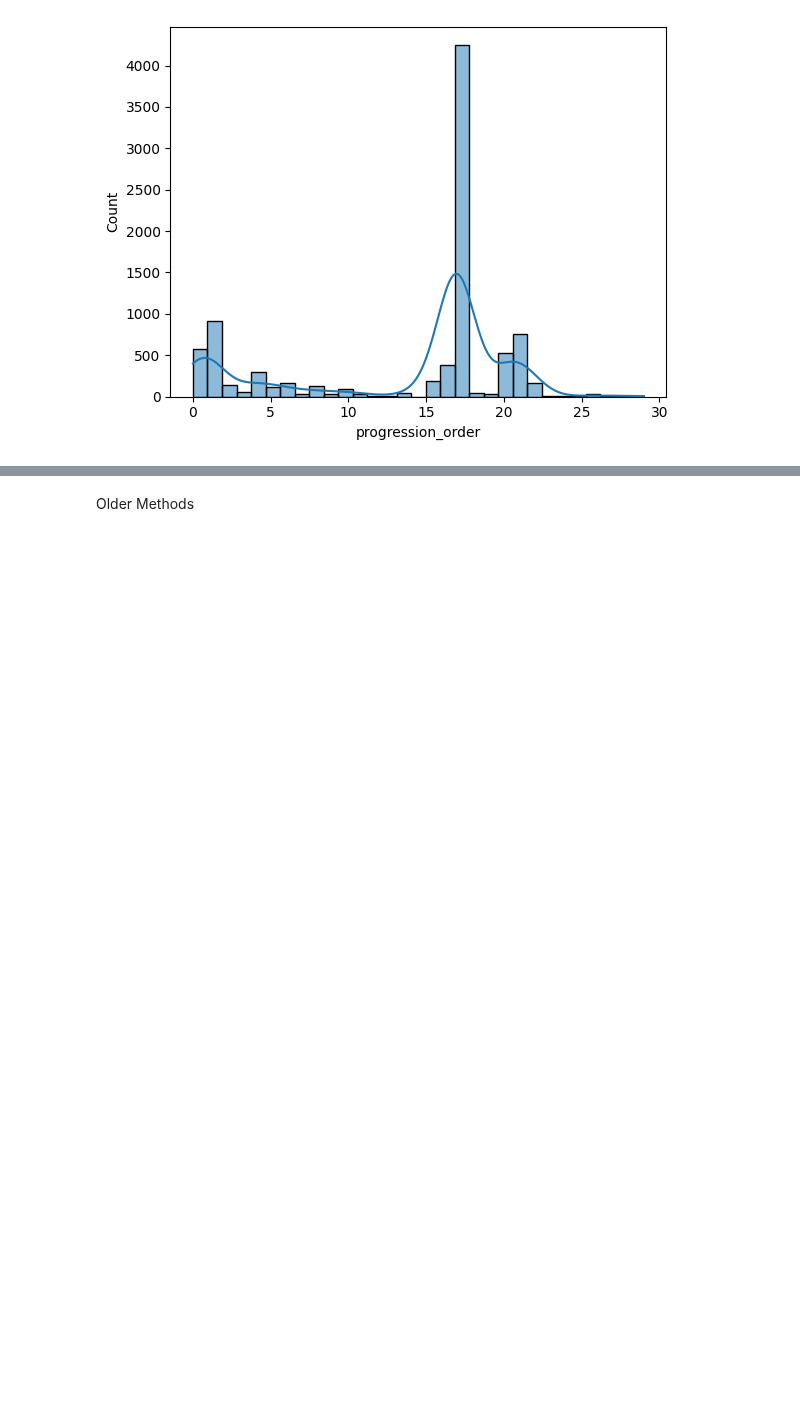
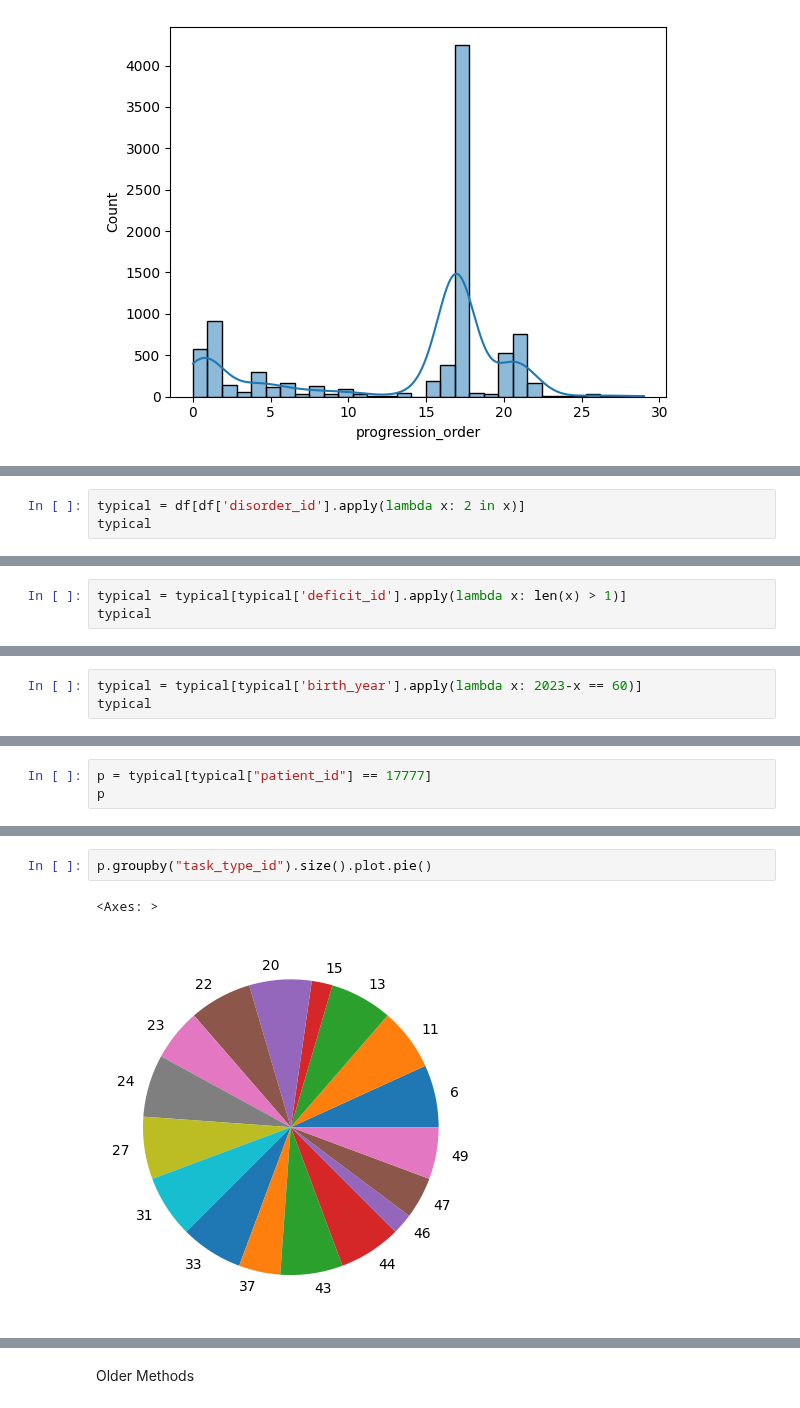
Before and after one commit to twchen88/ct_research, a Jupyter notebook: outcome.ipynb, the cells around one changed output, grey strips where cells are left out. Cells and saved outputs as stored; diff of their text form; blank space fills up the shorter version.

```diff
--- a/outcome.ipynb
+++ b/outcome.ipynb
@@ -241,0 +313,3 @@ sns.histplot(data=temp, x="progression_order", kde=True)
+# %%
+typical = df[df['disorder_id'].apply(lambda x: 2 in x)]
+typical
@@ -241,0 +330,3 @@ sns.histplot(data=temp, x="progression_order", kde=True)
+# %%
+typical = typical[typical['deficit_id'].apply(lambda x: len(x) > 1)]
+typical
@@ -241,0 +347,3 @@ sns.histplot(data=temp, x="progression_order", kde=True)
+# %%
+typical = typical[typical['birth_year'].apply(lambda x: 2023-x == 60)]
+typical
@@ -241,0 +385,3 @@ sns.histplot(data=temp, x="progression_order", kde=True)
+# %%
+p = typical[typical["patient_id"] == 17777]
+p
@@ -241,0 +402,5 @@ sns.histplot(data=temp, x="progression_order", kde=True)
+# %%
+p.groupby("task_type_id").size().plot.pie()
+# %% [output]
+<Axes: >
+[figure, added]
```
Also changed, not shown: parts of 21 cells of this notebook, 1 other file.
